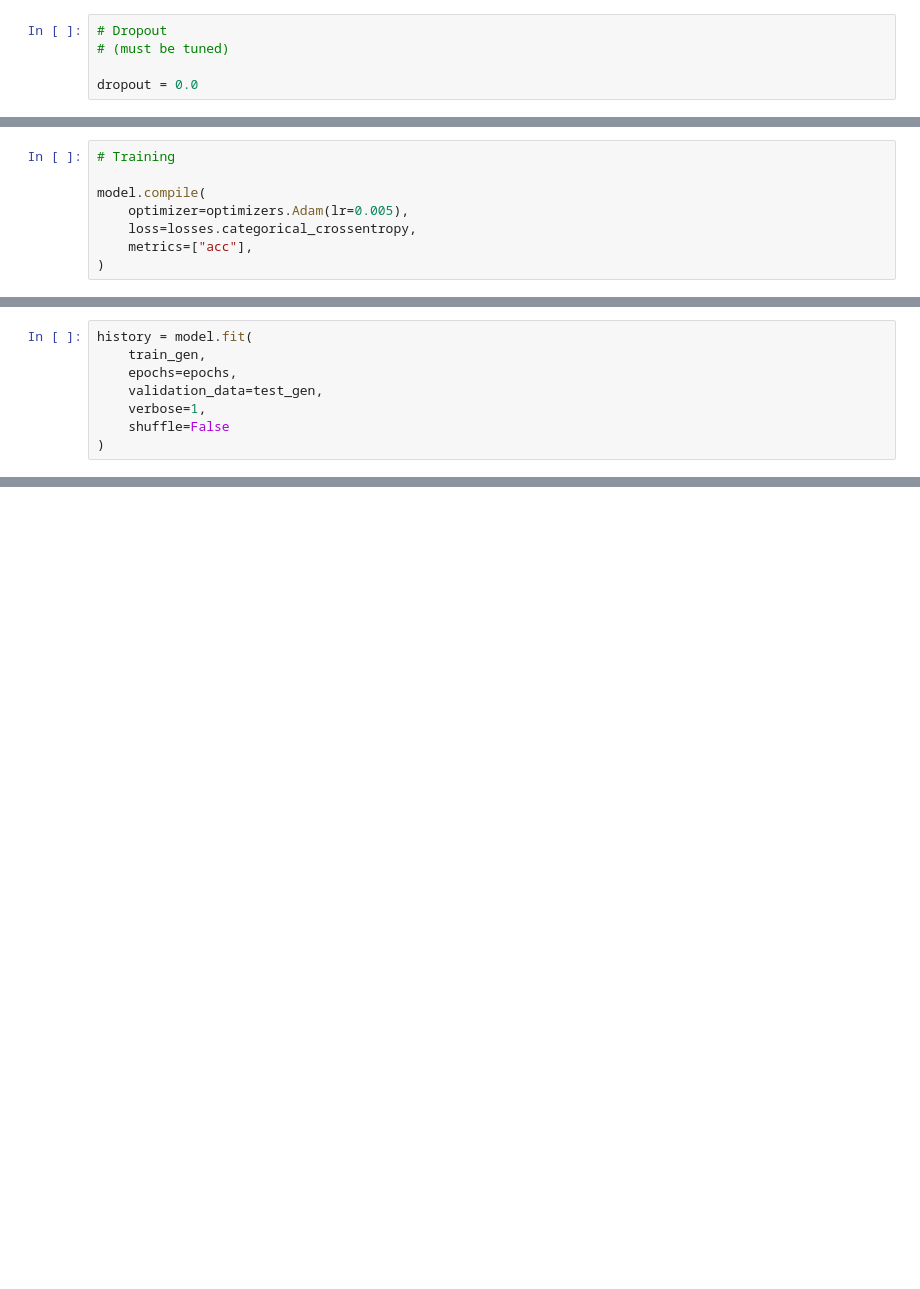
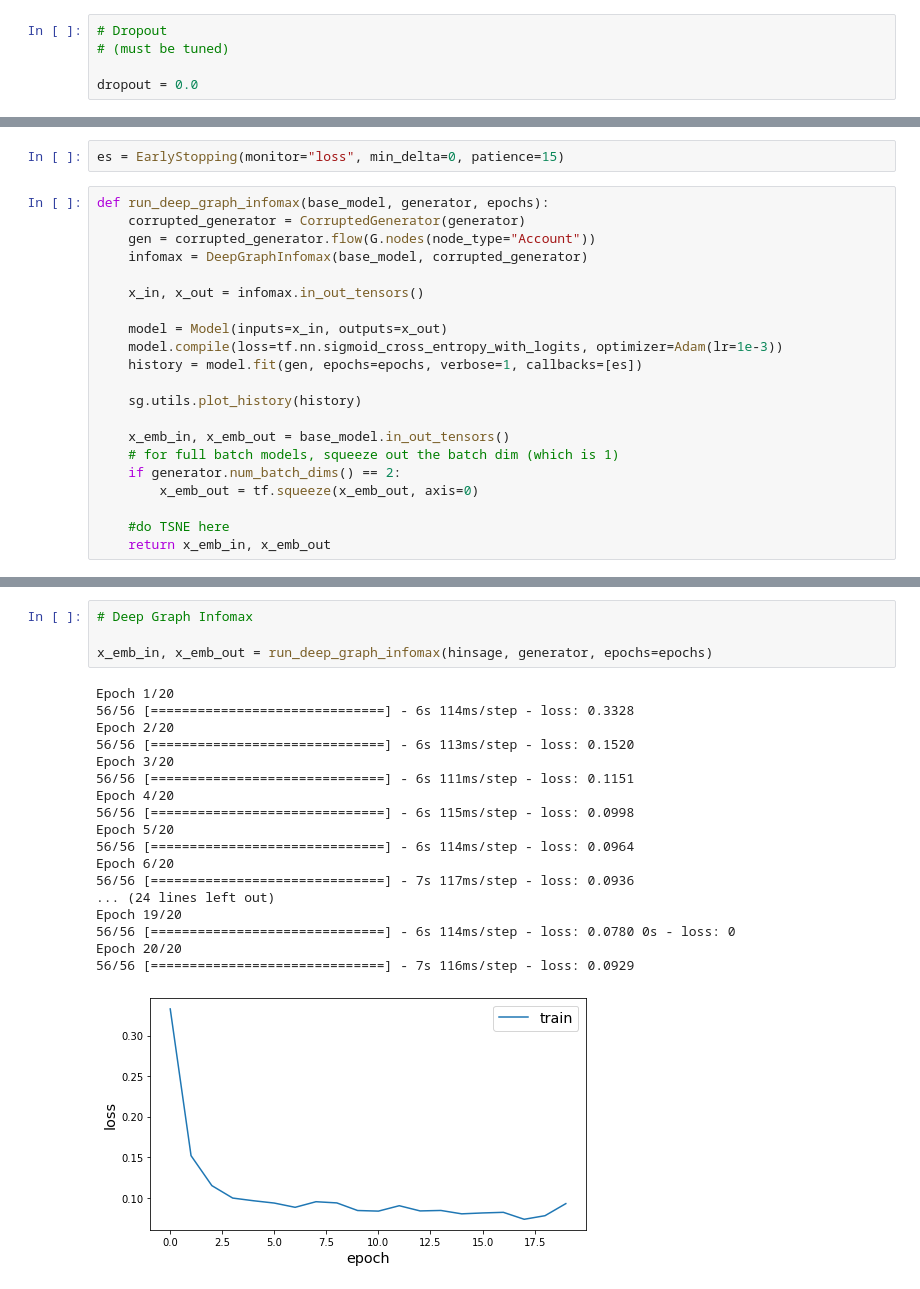
Before and after one commit to merklefruit/hpc2020-graphML, a Jupyter notebook: notebooks/HINSAGE #1.ipynb, the cells around one changed output, grey strips where cells are left out. Cells and saved outputs as stored; diff of their text form; blank space fills up the shorter version.

```diff
--- a/notebooks/HINSAGE #1.ipynb
+++ b/notebooks/HINSAGE #1.ipynb
@@ -163,8 +160,0 @@ model = Model(
-# %%
-# Training
-
-model.compile(
-    optimizer=optimizers.Adam(lr=0.005),
-    loss=losses.categorical_crossentropy,
-    metrics=["acc"],
-)
@@ -191,8 +160,0 @@ ________________________________________________________________________________
-# %%
-history = model.fit(
-    train_gen,
-    epochs=epochs,
-    validation_data=test_gen,
-    verbose=1,
-    shuffle=False
-)
@@ -220,0 +161,23 @@ sg.utils.plot_history(history)
+# %%
+es = EarlyStopping(monitor="loss", min_delta=0, patience=15)
+# %%
+def run_deep_graph_infomax(base_model, generator, epochs):
+    corrupted_generator = CorruptedGenerator(generator)
+    gen = corrupted_generator.flow(G.nodes(node_type="Account"))
+    infomax = DeepGraphInfomax(base_model, corrupted_generator)
+
+    x_in, x_out = infomax.in_out_tensors()
+
+    model = Model(inputs=x_in, outputs=x_out)
+    model.compile(loss=tf.nn.sigmoid_cross_entropy_with_logits, optimizer=Adam(lr=1e-3))
+    history = model.fit(gen, epochs=epochs, verbose=1, callbacks=[es])
+
+    sg.utils.plot_history(history)
+
+    x_emb_in, x_emb_out = base_model.in_out_tensors()
+    # for full batch models, squeeze out the batch dim (which is 1)
+    if generator.num_batch_dims() == 2:
+        x_emb_out = tf.squeeze(x_emb_out, axis=0)
+
+    #do TSNE here
+    return x_emb_in, x_emb_out
@@ -220,0 +213,23 @@ sg.utils.plot_history(history)
+# %%
+# Deep Graph Infomax
+
+x_emb_in, x_emb_out = run_deep_graph_infomax(hinsage, generator, epochs=epochs)
+# %% [output]
+Epoch 1/20
+56/56 [==============================] - 6s 114ms/step - loss: 0.3328
+Epoch 2/20
+56/56 [==============================] - 6s 113ms/step - loss: 0.1520
+Epoch 3/20
+56/56 [==============================] - 6s 111ms/step - loss: 0.1151
+Epoch 4/20
+56/56 [==============================] - 6s 115ms/step - loss: 0.0998
+Epoch 5/20
+56/56 [==============================] - 6s 114ms/step - loss: 0.0964
+Epoch 6/20
+56/56 [==============================] - 7s 117ms/step - loss: 0.0936
+... (24 lines left out)
+Epoch 19/20
+56/56 [==============================] - 6s 114ms/step - loss: 0.0780 0s - loss: 0
+Epoch 20/20
+56/56 [==============================] - 7s 116ms/step - loss: 0.0929
+[figure, added]
```
Also changed, not shown: parts of 20 cells of this notebook, 4 other files.
